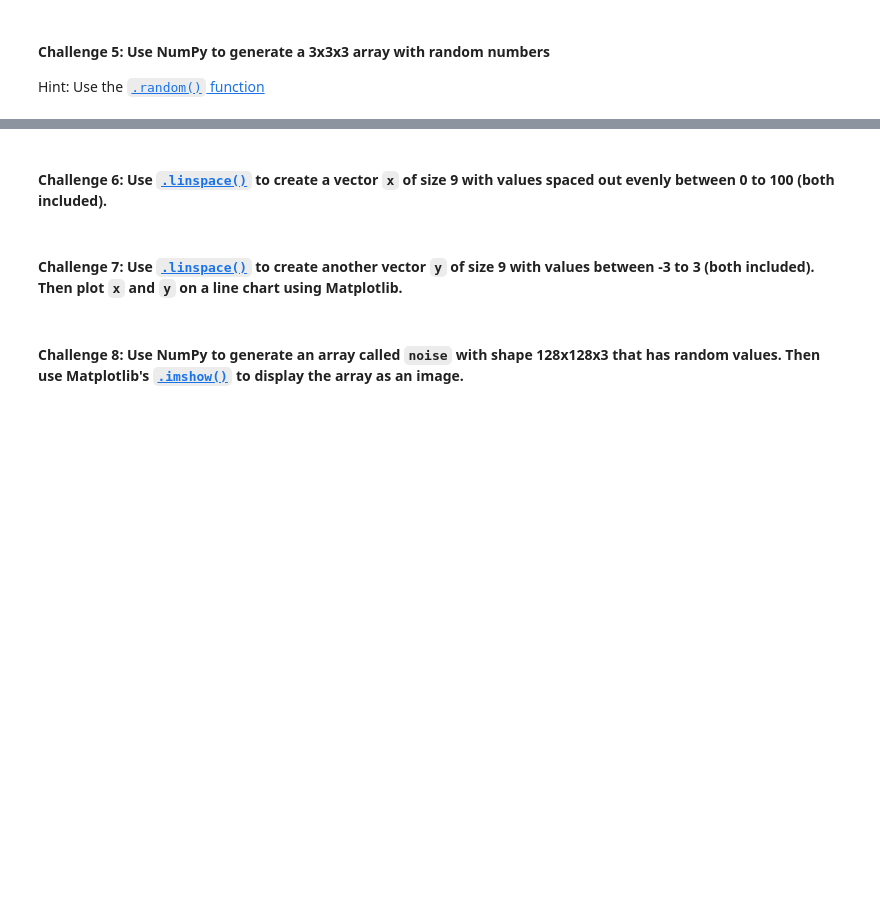
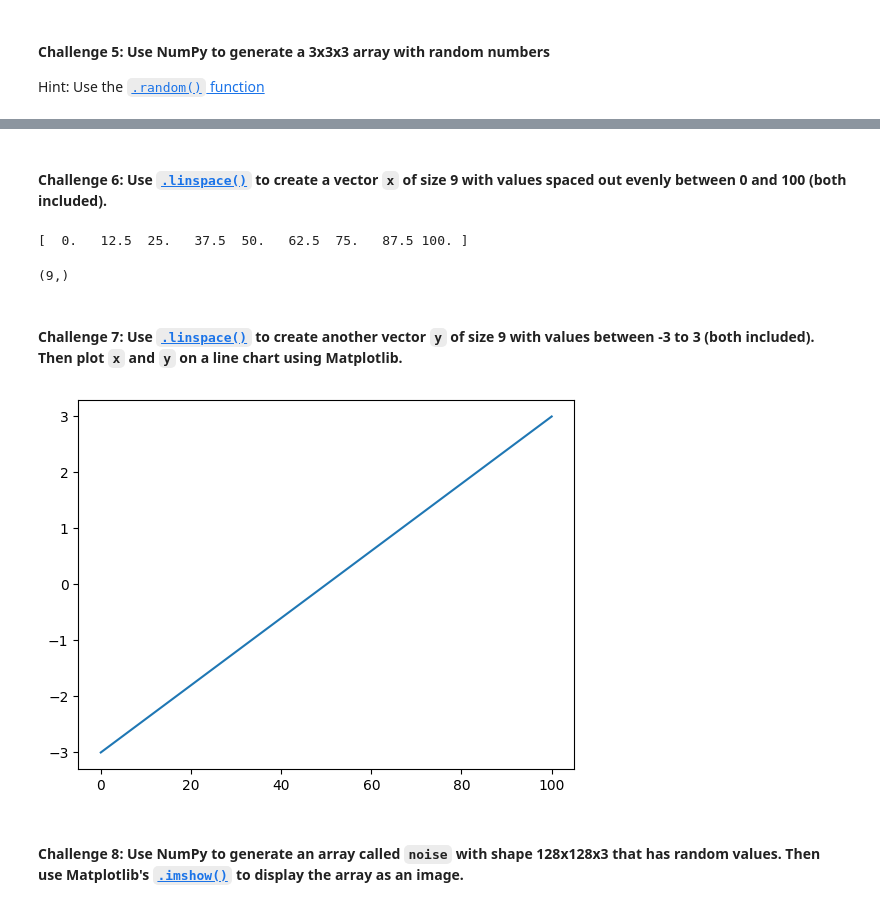
Before and after one commit to JELKOV/Technical-Python-Project, a Jupyter notebook: Day 77 Computation+with+NumPy+(start)/Computation with NumPy (start)/Computation_with_NumPy_and_N_Dimensional_Arrays_(start).ipynb, the cells around one changed output, grey strips where cells are left out. Saved outputs shown, nothing was run; the diff lists cells and outputs as text; code cells hidden in the pictures; blank space fills up the shorter version.

Commit message:
Day 77: Numpy ndarray & scalar broadcasting & image ndarray Practice

```diff
--- a/Day 77 Computation+with+NumPy+(start)/Computation with NumPy (start)/Computation_with_NumPy_and_N_Dimensional_Arrays_(start).ipynb
+++ b/Day 77 Computation+with+NumPy+(start)/Computation with NumPy (start)/Computation_with_NumPy_and_N_Dimensional_Arrays_(start).ipynb
@@ -142,6 +217,23 @@ Hint: Use the [`.random()` function](https://numpy.org/doc/stable/reference/rand
 # %% [markdown]
-#### **Challenge 6**: Use [`.linspace()`](https://numpy.org/doc/stable/reference/generated/numpy.linspace.html) to create a vector `x` of size 9 with values spaced out evenly between 0 to 100 (both included).
+#### **Challenge 6**: Use [`.linspace()`](https://numpy.org/doc/stable/reference/generated/numpy.linspace.html) to create a vector `x` of size 9 with values spaced out evenly between 0 and 100 (both included).
+# %%
+"""
+.linspace()를 사용하여 0에서 100 사이의 일정한 간격으로(둘 포함) 값이 있는 9 크기의 벡터 x 를 만듭니다.
+"""
+x = np.linspace(0, 100, num=9)
+print(x)
+x.shape
+# %% [output]
+[  0.   12.5  25.   37.5  50.   62.5  75.   87.5 100. ]
+(9,)
 # %% [markdown]
 #### **Challenge 7**: Use [`.linspace()`](https://numpy.org/doc/stable/reference/generated/numpy.linspace.html) to create another vector `y` of size 9 with values between -3 to 3 (both included). Then plot `x` and `y` on a line chart using Matplotlib.
+# %%
+# .linspace()를 사용하여 -3에서 3 사이의 값(둘 포함)으로 크기가 9인 다른 벡터 y 를 만듭니다. 그런 다음, Matplotlib을 이용해 꺾은 선형 차트에 x 와 y 를 표시합니다.
+y = np.linspace(-3, 3, num=9)
+plt.plot(x, y)
+plt.show()
+# %% [output]
+[figure, added]
 # %% [markdown]
 #### **Challenge 8**: Use NumPy to generate an array called `noise` with shape 128x128x3 that has random values. Then use Matplotlib's [`.imshow()`](https://matplotlib.org/3.1.1/api/_as_gen/matplotlib.pyplot.imshow.html) to display the array as an image.
```
Also changed, not shown: parts of 37 cells of this notebook.
